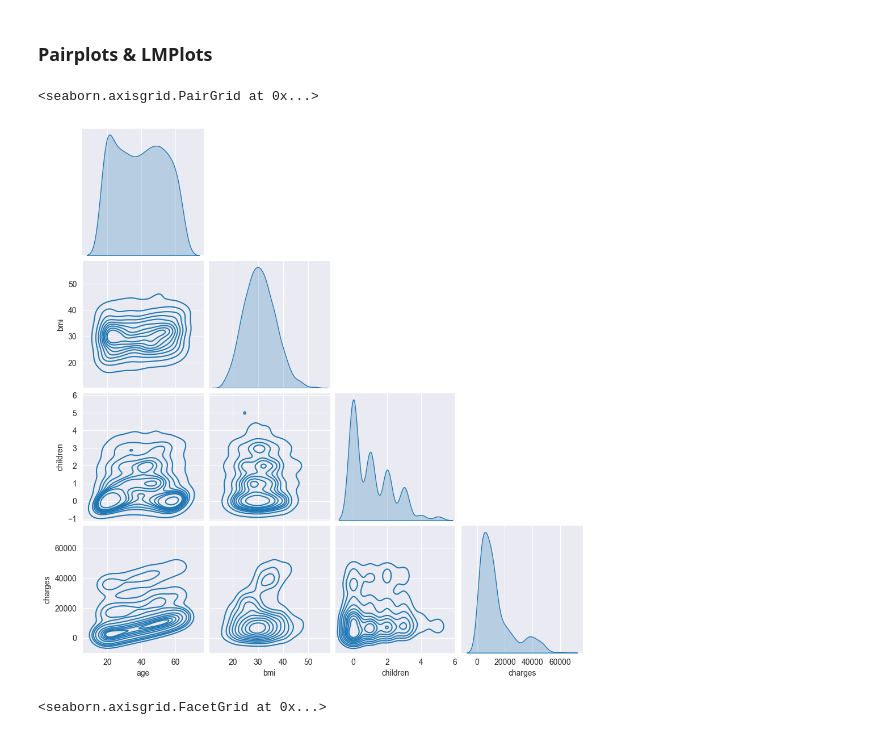
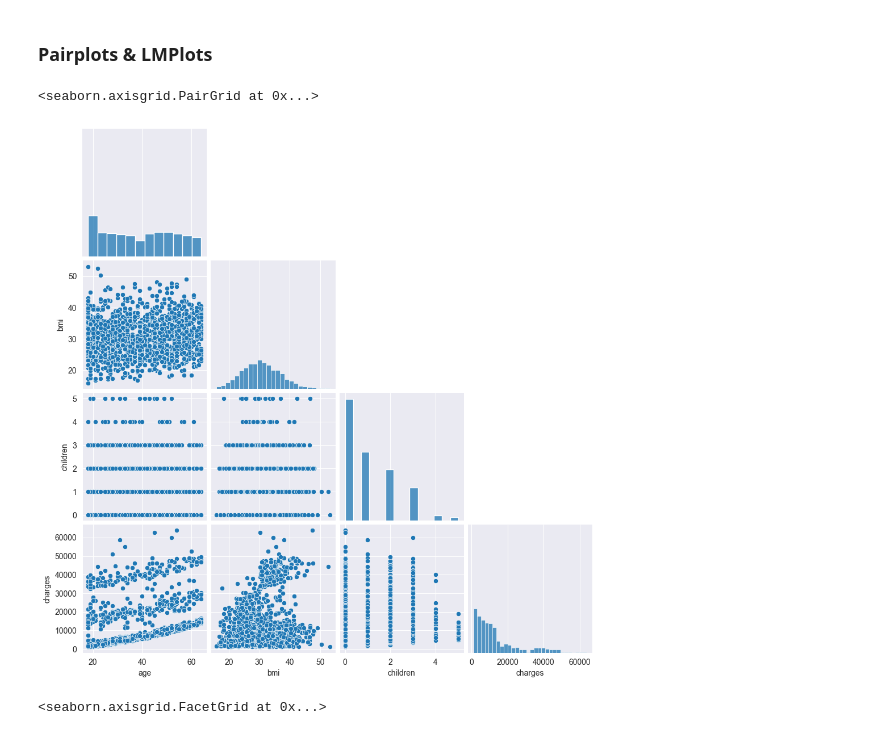
Before and after one commit to MariiaKrestenko/maven-data-science-regression, a Jupyter notebook: Demo Notebooks/01_EDA_Demos.ipynb, the cells around one changed output. Cells and saved outputs as stored; diff of their text form; code cells hidden in the pictures.

```diff
--- a/Demo Notebooks/01_EDA_Demos.ipynb
+++ b/Demo Notebooks/01_EDA_Demos.ipynb
@@ -138,10 +138,10 @@ insurance.groupby("smoker")["bmi"].mean().plot.bar()
 # %% [markdown]
 ### Pairplots & LMPlots
 # %%
-sns.pairplot(insurance, corner=True, kind="kde")
+sns.pairplot(insurance, corner=True, kind="scatter")
 # %% [output]
 <seaborn.axisgrid.PairGrid at 0x...>
-[figure, old version]
+[figure, new version]
 # %%
 sns.lmplot(insurance, x="bmi", y="charges", hue="smoker")
 # %% [output]
```
Also changed, not shown: parts of 1 cell of this notebook, 1 other file.
